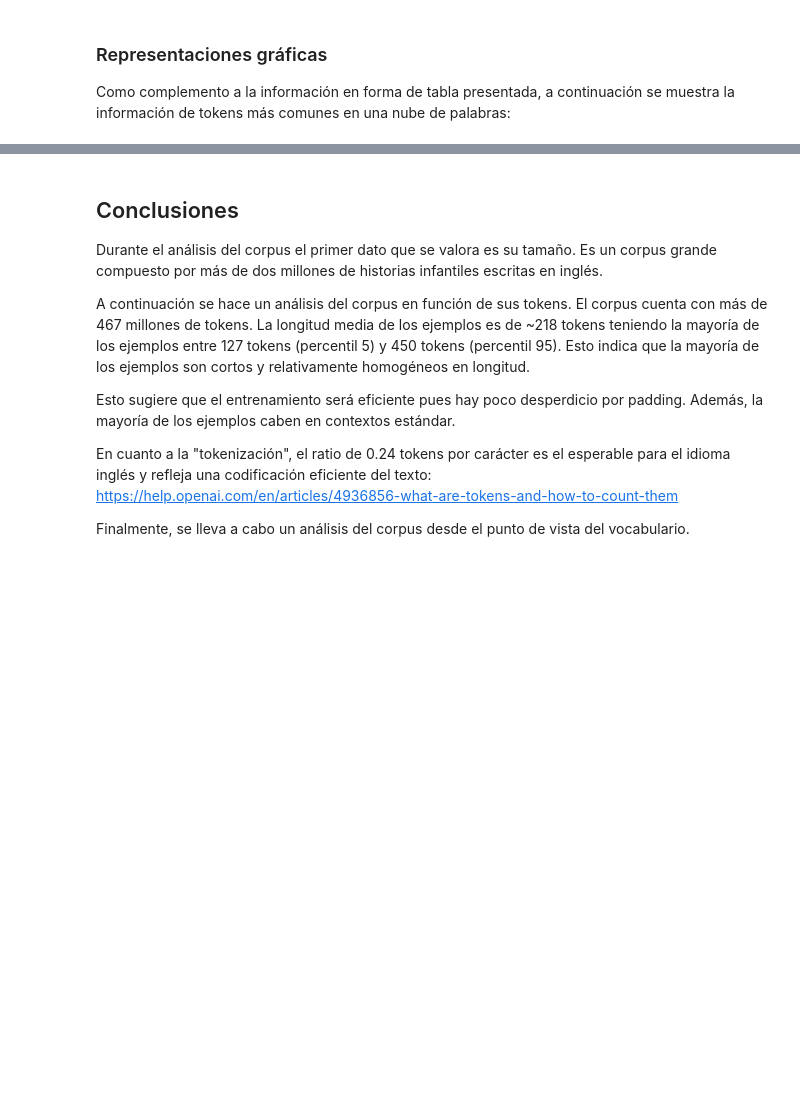
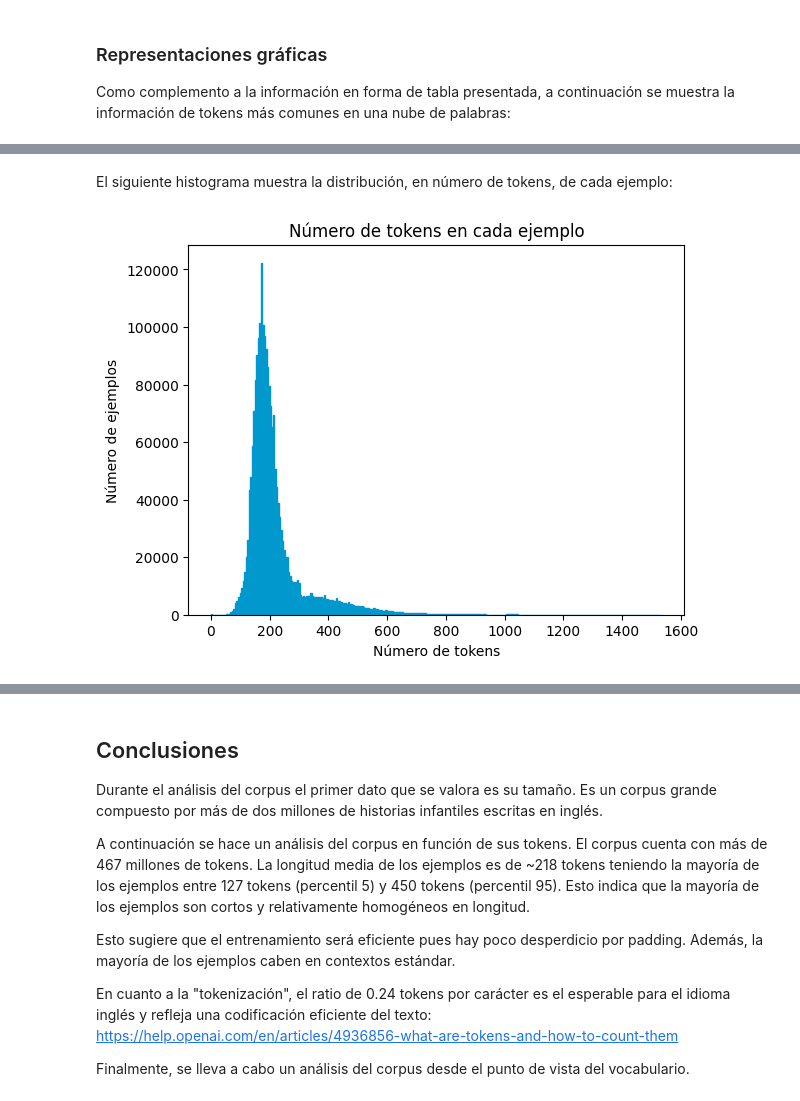
Before and after one commit to JoseExposito/llm-from-scratch, a Jupyter notebook: src/00_eda/eda.ipynb, the cells around one changed output, grey strips where cells are left out. Cells and saved outputs as stored; diff of their text form; code cells hidden in the pictures; blank space fills up the shorter version.

```diff
--- a/src/00_eda/eda.ipynb
+++ b/src/00_eda/eda.ipynb
@@ -253,0 +280,17 @@ plt.show()
+# %% [markdown]
+El siguiente histograma muestra la distribución, en número de tokens, de cada
+ejemplo:
+# %%
+plt.hist(
+    vocabulary_stats.tokens_per_example,
+    bins=300,
+    edgecolor="#0098CD",
+    color="#0098CD"
+)
+
+plt.xlabel("Número de tokens")
+plt.ylabel("Número de ejemplos")
+plt.title("Número de tokens en cada ejemplo")
+plt.show()
+# %% [output]
+[figure, added]
```
Also changed, not shown: parts of 8 cells of this notebook.
